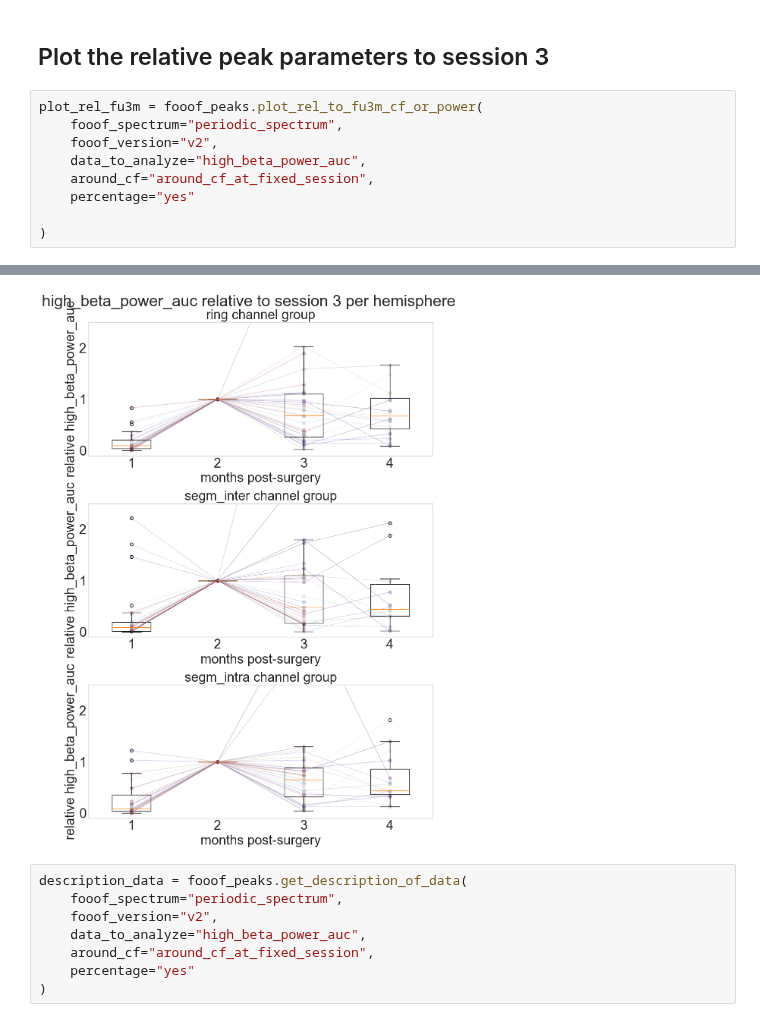
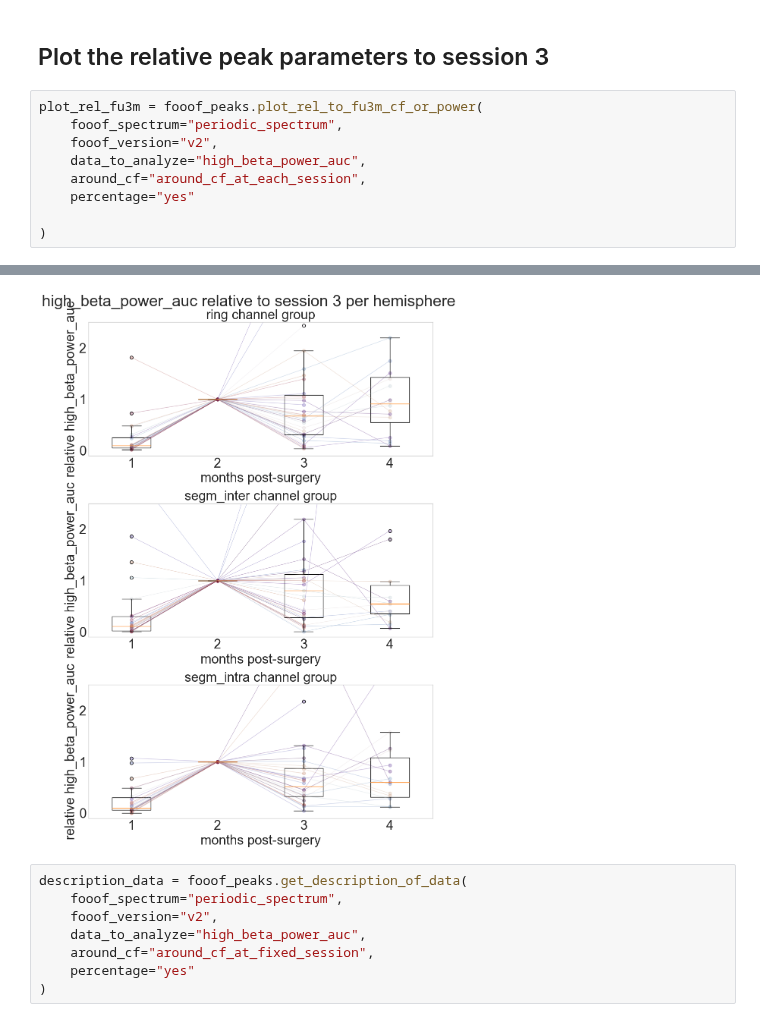
Before and after one commit to JKBehnke/BetaSenSightLongterm, a Jupyter notebook: notebooks/5_fooof_longterm_peak_parameters.ipynb, the cells around one changed output, grey strips where cells are left out. Cells and saved outputs as stored; diff of their text form.

```diff
--- a/notebooks/5_fooof_longterm_peak_parameters.ipynb
+++ b/notebooks/5_fooof_longterm_peak_parameters.ipynb
@@ -247,7 +244,7 @@ plot_rel_fu3m = fooof_peaks.plot_rel_to_fu3m_cf_or_power(
     fooof_spectrum="periodic_spectrum",
     fooof_version="v2",
     data_to_analyze="high_beta_power_auc",
-    around_cf="around_cf_at_fixed_session",
+    around_cf="around_cf_at_each_session",
     percentage="yes"
 
 )
@@ -272,4 +269,4 @@ The center frequency of session 3 was taken for every session to calculate AUC
-[figure, old version]
+[figure, new version]
 # %%
 description_data = fooof_peaks.get_description_of_data(
     fooof_spectrum="periodic_spectrum",
```
Also changed, not shown: parts of 2 cells of this notebook, 4 other files.
